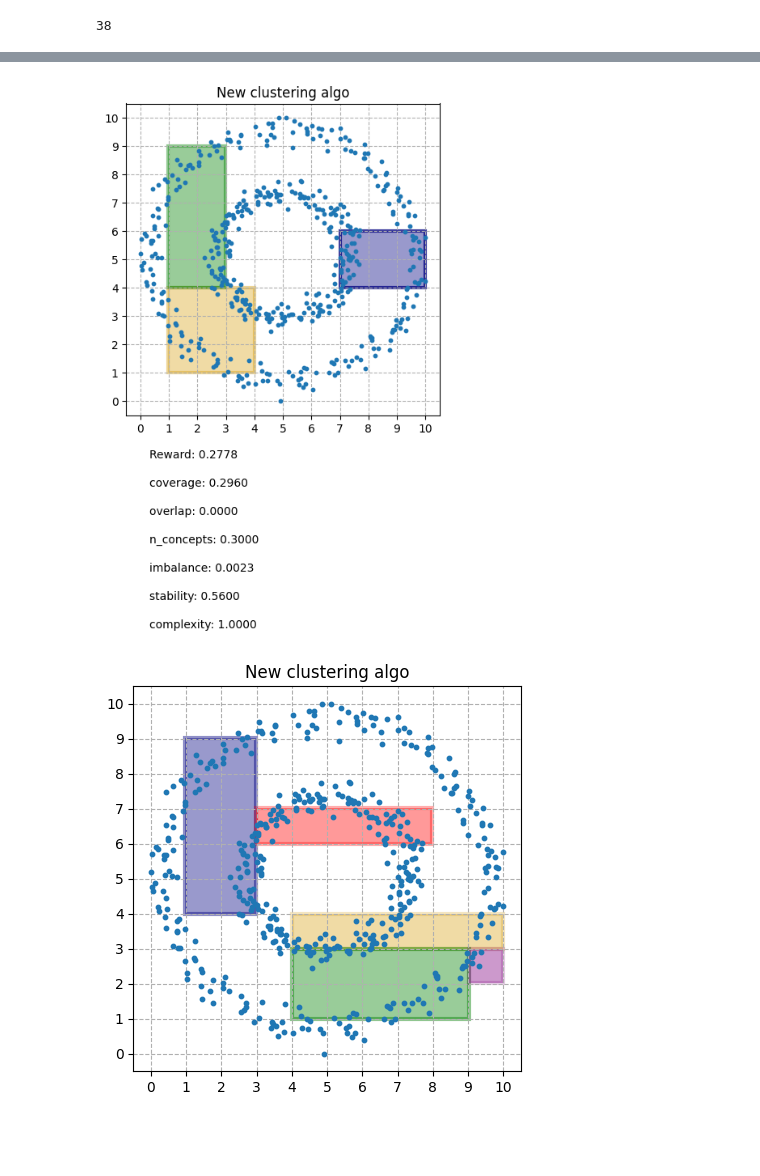
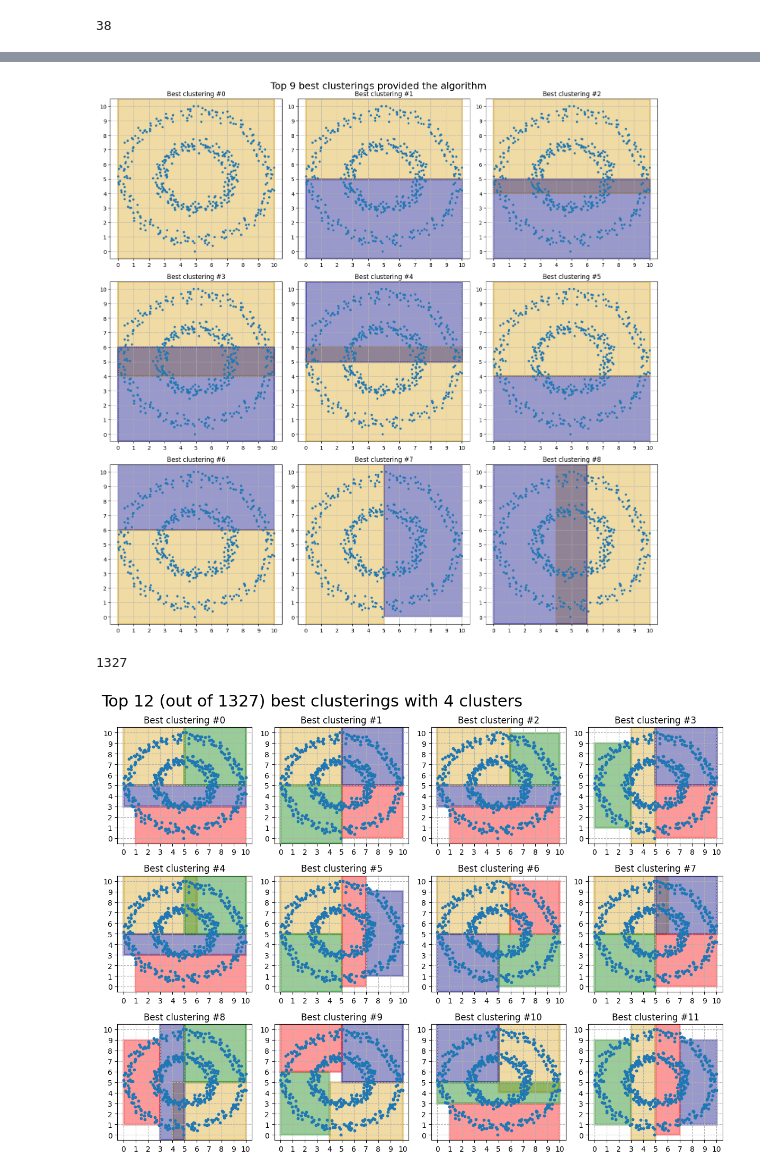
Before and after one commit to EgorDudyrev/Paper_StablePatternClustering, a Jupyter notebook: notebooks/4.09_Trying_out_rare_itemsets.ipynb, the cells around one changed output, grey strips where cells are left out. Saved outputs shown, nothing was run; the diff lists cells and outputs as text; code cells hidden in the pictures; blank space fills up the shorter version.

```diff
--- a/notebooks/4.09_Trying_out_rare_itemsets.ipynb
+++ b/notebooks/4.09_Trying_out_rare_itemsets.ipynb
@@ -231,0 +234,4 @@ import pandas as pd
+# %%
+%%time
+clusterings = list(clib.mine_clusterings(sparse_extents, min_support=450, max_length=5, min_added_coverage=100))
+print(len(clusterings))
@@ -232,4 +246,2 @@ import pandas as pd
 # %%
-%%time
-concepts_dict = clib.mine_clusters_info(sparse_extents, attr_extents, ps, data, min_support=0, max_support=2)
-len(concepts_dict['extent'])
+concepts_dict = clib.mine_clusters_info(sparse_extents, attr_extents, ps, data, 0, 1)
@@ -244,13 +252,19 @@ weight_params = dict(
     imbalance_weight=0.1,
     stability_weight=0.2,
     complexity_weight=0.1,
-    n_concepts_max=10,
+    n_concepts_max=5,
 )
 clusterings_dict = {
     idxs: clib.clustering_reward2(idxs, concepts_info=concepts_dict, **weight_params)[1]
     for idxs in clusterings
 }
 clusterings_df = pd.DataFrame(clusterings_dict).T
+clusterings_df.index = clusterings
 # %%
+if 'reward' in clusterings_df.columns:
+    clusterings_df = clusterings_df.drop(columns='reward')
+
 signs = np.array([1 if f in {'coverage', 'stability'} else -1 for f in clusterings_df])
 weights = np.array([1 if f == 'coverage' else weight_params[f"{f}_weight"] for f in clusterings_df])
+
+clusterings_df['reward'] = (clusterings_df*weights*signs).sum(1)
@@ -281,33 +287,47 @@ best_clustering = clusterings_df.sort_values('n_concepts').index[0]
 concepts_df = pd.DataFrame(concepts_dict)
 # %%
-fig, ax = plt.subplots(figsize=(5, 5))
+best_clustering = clusterings_df.index[9]
 
-vlib.init_axis(ax, f"New clustering algo", linscale_x, linscale_y, range(len(linscale_x)), range(len(linscale_y)), grid_params=dict(zorder=0, linestyle='--'))
+fig, axs = plt.subplots(3, 3, figsize=(15, 15))
 
-ax.scatter(X[:,0], X[:,1], zorder=2, s=10)
-vlib.draw_clustering(ax, best_clustering, concepts_df)
+for i, (ax, best_clustering) in enumerate(zip(axs.flatten(), clusterings_df.index)):
+    vlib.init_axis(ax, f"Best clustering #{i}",
+                   linscale_x, linscale_y, range(len(linscale_x)), range(len(linscale_y)),
+                   grid_params=dict(zorder=0, linestyle='--'))
 
-reward, reward_details = clib.clustering_reward2(best_clustering, concepts_df, **weight_params)
-for i, (k, v) in enumerate([('Reward', reward)]+ list(reward_details.items())):
-    ax.text(-1, linscale_y[0]-(i+2)*(linscale_y[1]-linscale_y[0]), f"{k}: {v:.4f}")
+    ax.scatter(X[:,0], X[:,1], zorder=2, s=10)
+    vlib.draw_clustering(ax, best_clustering, concepts_df)
 
-
+fig.suptitle('Top 9 best clusterings provided the algorithm', size=18)
+fig.tight_layout()
+fig.subplots_adjust()
 # ax.legend(loc='lower right')
 #fig.savefig('../figures/pipe_step4_circlesdata.pdf')
 plt.show()
 # %% [output]
-[figure, old version]
+[figure, new version]
+# %%
+clusterings4_df = clusterings_df[clusterings_df['n_concepts']==4/5]
+print(len(clusterings4_df))
+# %% [output]
+1327
 # %%
-fig, ax = plt.subplots(figsize=(5, 5))
+fig, axs = plt.subplots(3, 4, figsize=(12, 9))
 
-vlib.init_axis(ax, f"New clustering algo", linscale_x, linscale_y, range(len(linscale_x)), range(len(linscale_y)), grid_params=dict(zorder=0, linestyle='--'))
+for i, (ax, best_clustering) in enumerate(zip(axs.flatten(), clusterings4_df.index)):
+    vlib.init_axis(ax, f"Best clustering #{i}",
+                   linscale_x, linscale_y, range(len(linscale_x)), range(len(linscale_y)),
+                   grid_params=dict(zorder=0, linestyle='--'))
 
-ax.scatter(X[:,0], X[:,1], zorder=2, s=10)
-vlib.draw_clustering(ax, [1,3,6,7,13], concepts_df)
+    ax.scatter(X[:,0], X[:,1], zorder=2, s=10)
+    vlib.draw_clustering(ax, best_clustering, concepts_df)
 
-
+fig.suptitle(f'Top {len(axs.flatten())} (out of {len(clusterings4_df)}) best clusterings with 4 clusters',
+             size=22, ha='left', x=0.01)
+fig.tight_layout()
+fig.subplots_adjust()
 # ax.legend(loc='lower right')
-#fig.savefig('../figures/pipe_step4_circlesdata.pdf')
+fig.savefig('../figures/best_clusters4_circlesdata.pdf')
 plt.show()
 # %% [output]
-[figure, old version]
+[figure, new version]
```
Also changed, not shown: parts of 28 cells of this notebook, 2 other files.
